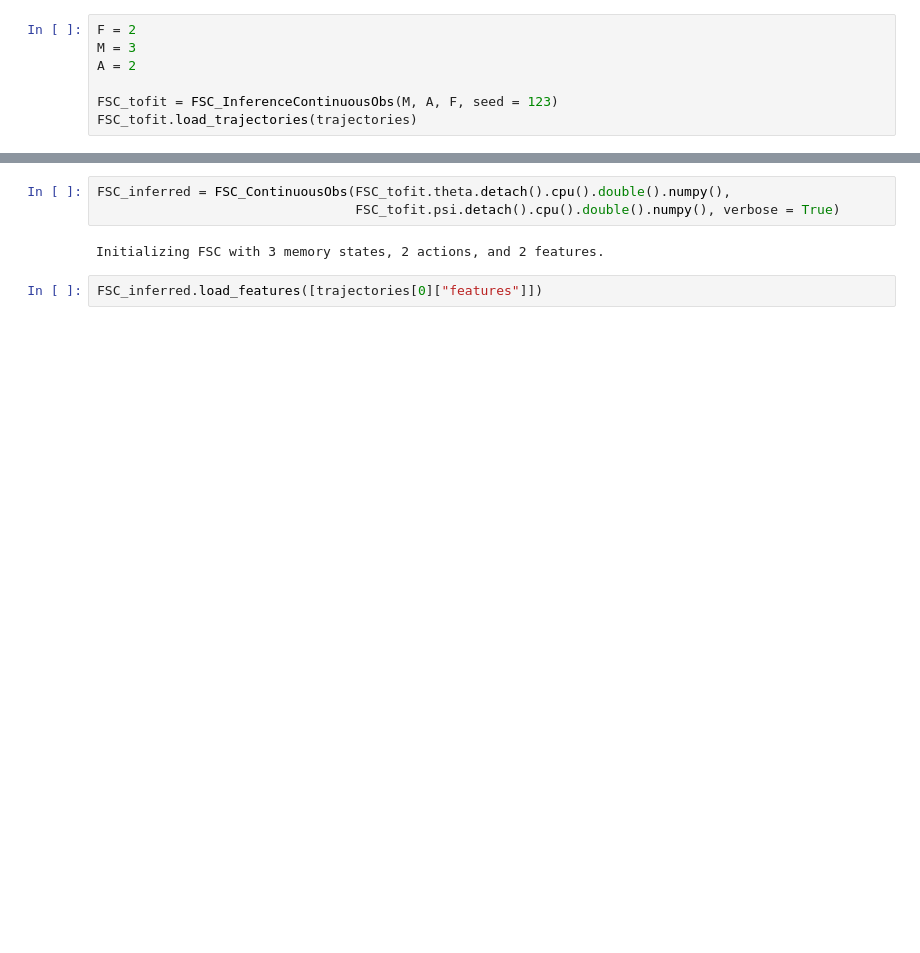
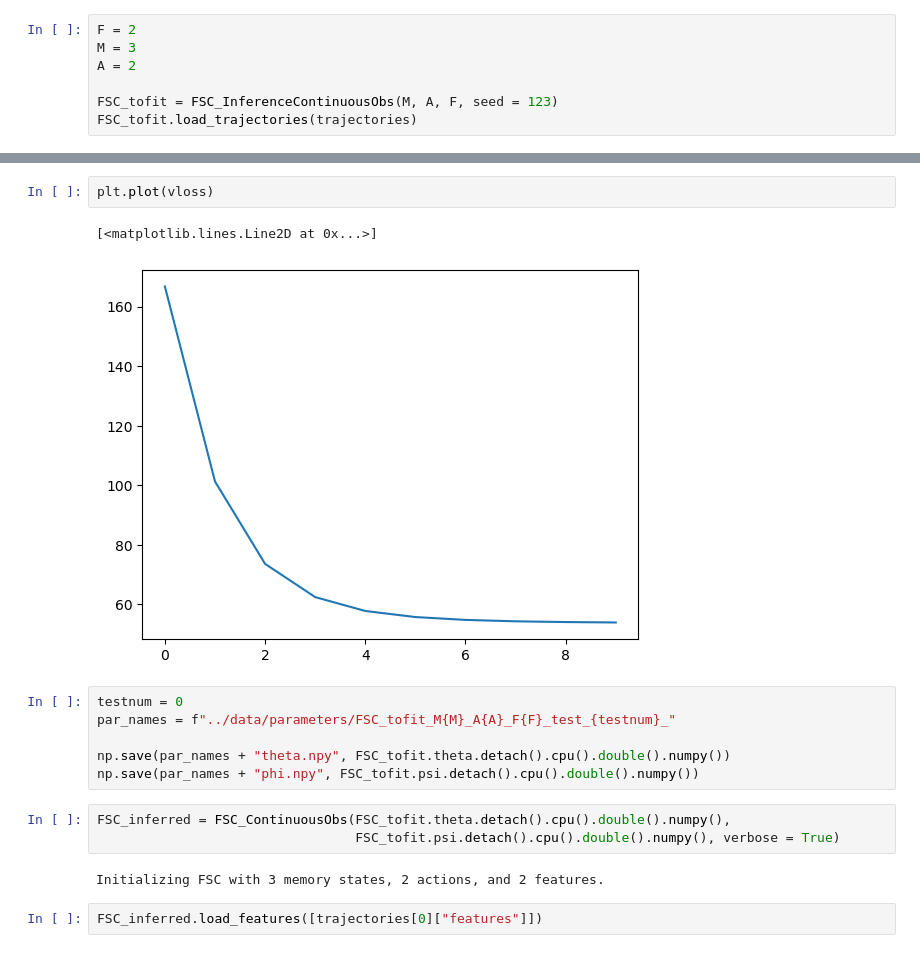
Before and after one commit to giorgionicoletti/InferenceFSCs, a Jupyter notebook: notebooks/data_tests.ipynb, the cells around one changed output, grey strips where cells are left out. Cells and saved outputs as stored; diff of their text form; blank space fills up the shorter version.

Commit message:
Data test

```diff
--- a/notebooks/data_tests.ipynb
+++ b/notebooks/data_tests.ipynb
@@ -76,3 +82,14 @@ Epoch 1 - Training loss: 202.5919128417969, Validation loss: 142.36735370635986
+# %%
+plt.plot(vloss)
+# %% [output]
+[<matplotlib.lines.Line2D at 0x...>]
+[figure, added]
+# %%
+testnum = 0
+par_names = f"../data/parameters/FSC_tofit_M{M}_A{A}_F{F}_test_{testnum}_"
+
+np.save(par_names + "theta.npy", FSC_tofit.theta.detach().cpu().double().numpy())
+np.save(par_names + "phi.npy", FSC_tofit.psi.detach().cpu().double().numpy())
 # %%
 FSC_inferred = FSC_ContinuousObs(FSC_tofit.theta.detach().cpu().double().numpy(),
                                  FSC_tofit.psi.detach().cpu().double().numpy(), verbose = True)
```
Also changed, not shown: parts of 8 cells of this notebook, 2 other files.
